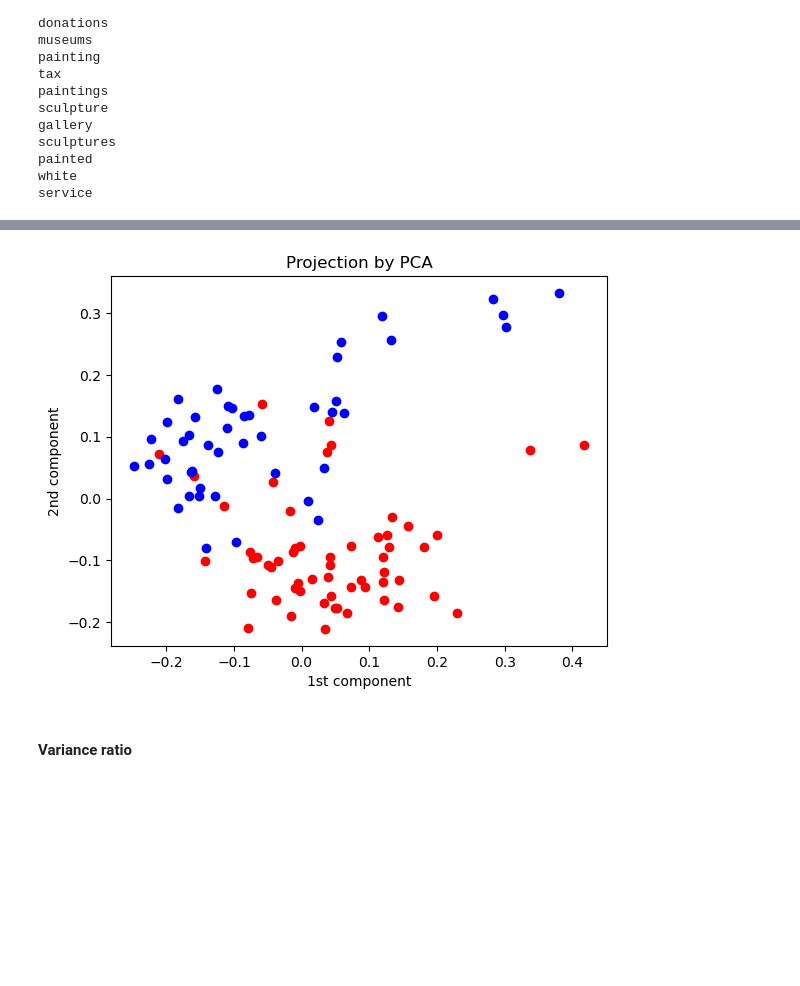
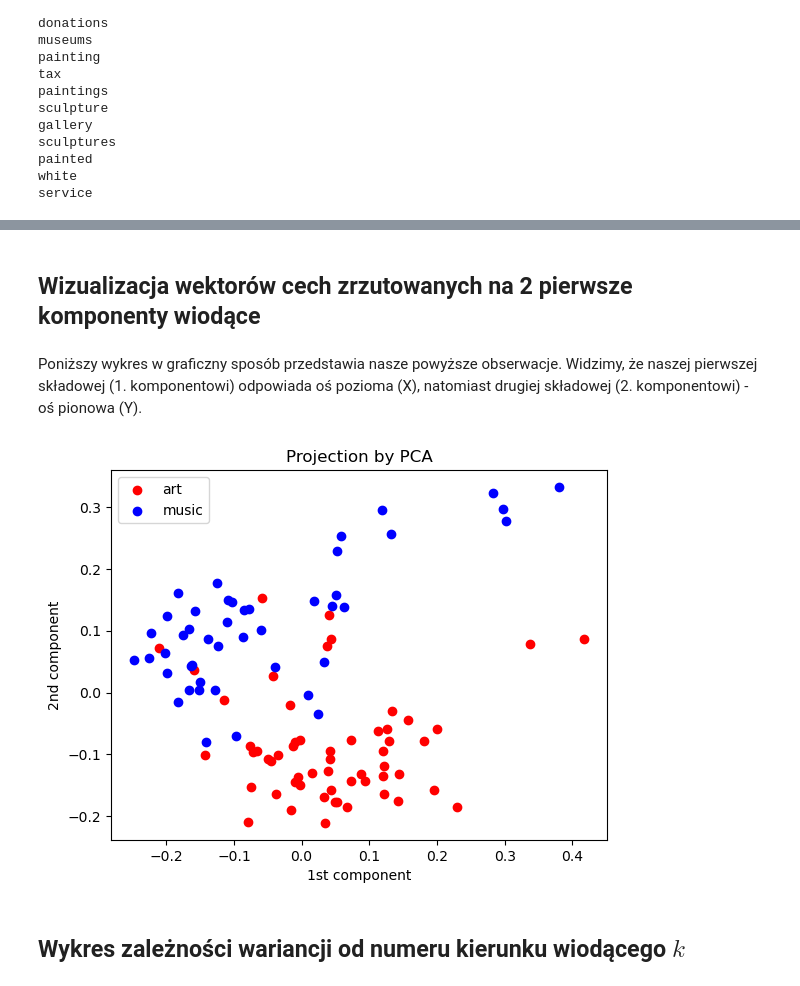
Before and after one commit to MatiPl01/data-mining, a Jupyter notebook: lab1/zad1.ipynb, the cells around one changed output, grey strips where cells are left out. Cells and saved outputs as stored; diff of their text form; code cells hidden in the pictures; blank space fills up the shorter version.

```diff
--- a/lab1/ex1.ipynb
+++ b/lab1/zad1.ipynb
@@ -139,20 +147,25 @@ service
+# %% [markdown]
+## Wizualizacja wektorów cech zrzutowanych na 2 pierwsze komponenty wiodące
+# %% [markdown]
+Poniższy wykres w graficzny sposób przedstawia nasze powyższe obserwacje. Widzimy, że naszej pierwszej składowej (1. komponentowi) odpowiada oś pozioma (X), natomiast drugiej składowej (2. komponentowi) - oś pionowa (Y).
 # %%
 import matplotlib.pyplot as plt
 
 reds = df['class.labels'] == 'art'
 blues = df['class.labels'] == 'music'
 
 plt.figure()
 plt.scatter(X_pca[np.array(reds), 0], X_pca[np.array(reds), 1], c="red")
 plt.scatter(X_pca[np.array(blues), 0], X_pca[np.array(blues), 1], c="blue")
 plt.title("Projection by PCA")
 plt.xlabel("1st component")
 plt.ylabel("2nd component")
+plt.legend(["art", "music"])
 plt.show()
 # %% [output]
-[figure, old version]
+[figure, new version]
-# %% [markdown]
-#### Variance ratio
+# %% [markdown]
+## Wykres zależności wariancji od numeru kierunku wiodącego $k$
 # %%
 variance_ratio = pca.explained_variance_ratio_
 plt.plot(variance_ratio, 'ro')
```
Also changed, not shown: parts of 28 cells of this notebook, 3 other files.
